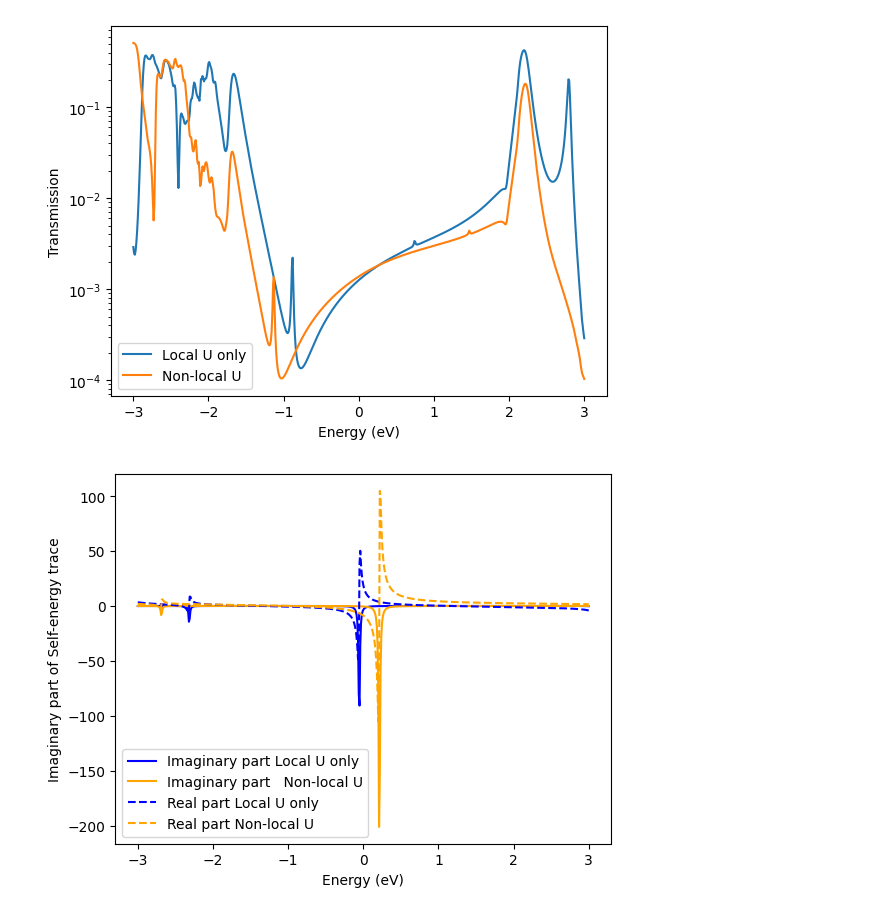
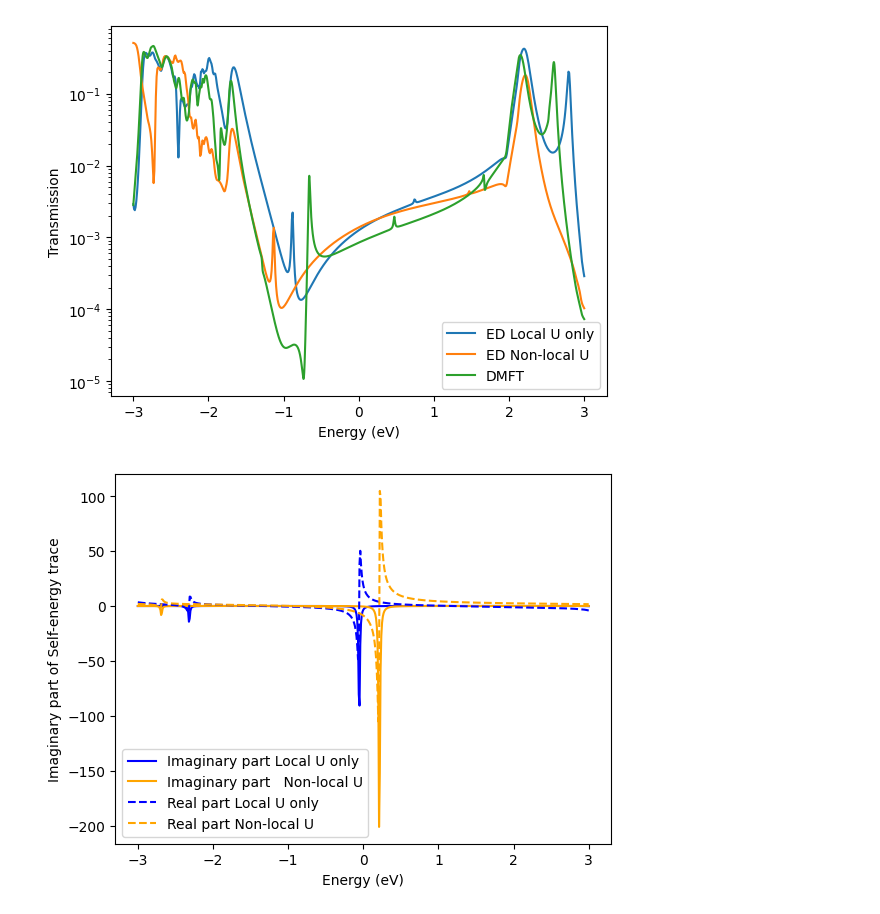
Before and after one commit to aj0337/qtpyt-tests, a Jupyter notebook: strongly_correlated_open_shell/AuBDA13CH2/production_run/referee_response/analysis.ipynb, the cells around one changed output. Drawn from its saved outputs; the diff is of its cells as text; code cells hidden in the pictures.

```diff
--- a/strongly_correlated_open_shell/AuBDA13CH2/production_run/referee_response/analysis.ipynb
+++ b/strongly_correlated_open_shell/AuBDA13CH2/production_run/referee_response/analysis.ipynb
@@ -7,15 +7,17 @@ os.chdir('/capstor/scratch/cscs/ajayaraj/qtpyt-tests/strongly_correlated_open_sh
 # %%
 E1, T_only_local_U = np.load("../output/lowdin/ed/ET_Uii.npy")
 E2, T_nonlocal_U = np.load("../output/lowdin/ed/ET.npy")
-plt.plot(E1, T_only_local_U, label='Local U only')
-plt.plot(E2, T_nonlocal_U, label='Non-local U')
+E3, T_dmft = np.load("../output/lowdin/dmft/non_spin/ET.npy")
+plt.plot(E1, T_only_local_U, label='ED Local U only')
+plt.plot(E2, T_nonlocal_U, label='ED Non-local U')
+plt.plot(E3, T_dmft, label='DMFT')
 plt.xlabel('Energy (eV)')
 plt.ylabel('Transmission')
 plt.yscale('log')
 plt.legend()
 plt.show()
 # %% [output]
-[figure, old version]
+[figure, new version]
 # %%
 se_only_local_U = np.load("../output/lowdin/ed/self_energy_with_dcc_Uii.npy")
 trace_se_only_local_U = np.trace(se_only_local_U, axis1=1, axis2=2)
```
Also changed, not shown: parts of 1 cell of this notebook, 7 other files.
